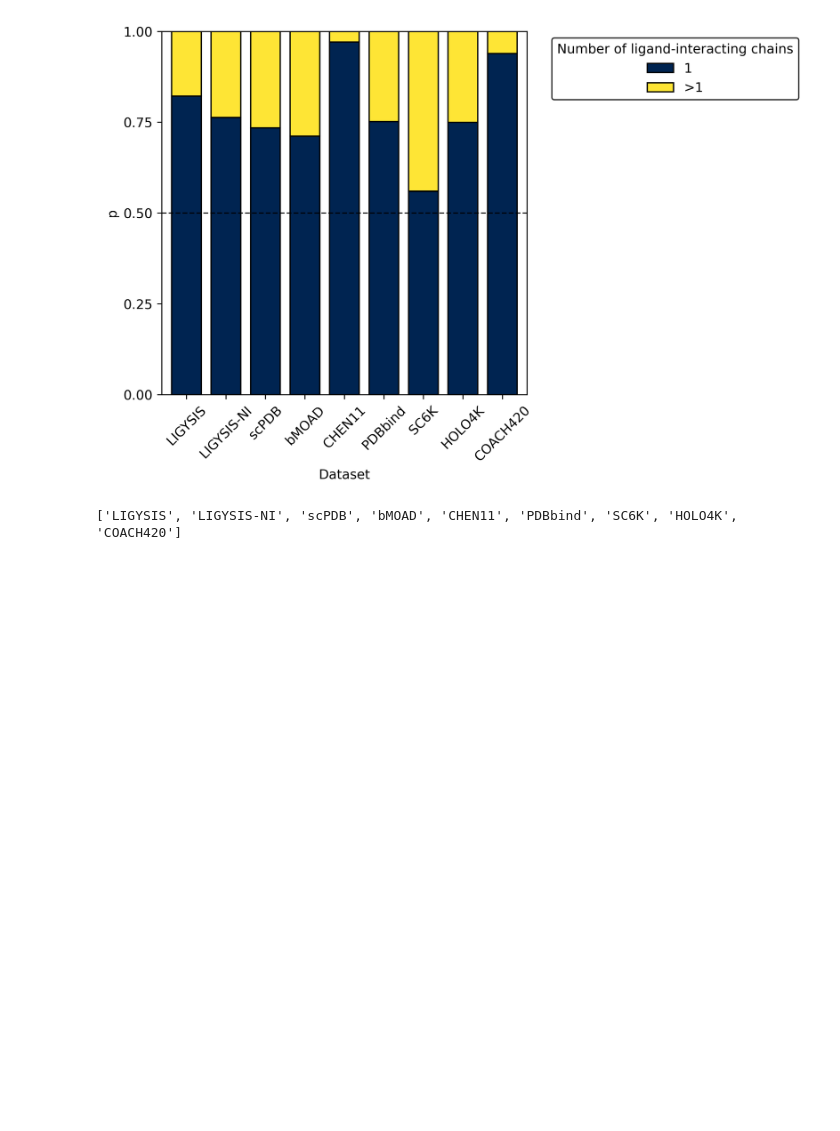
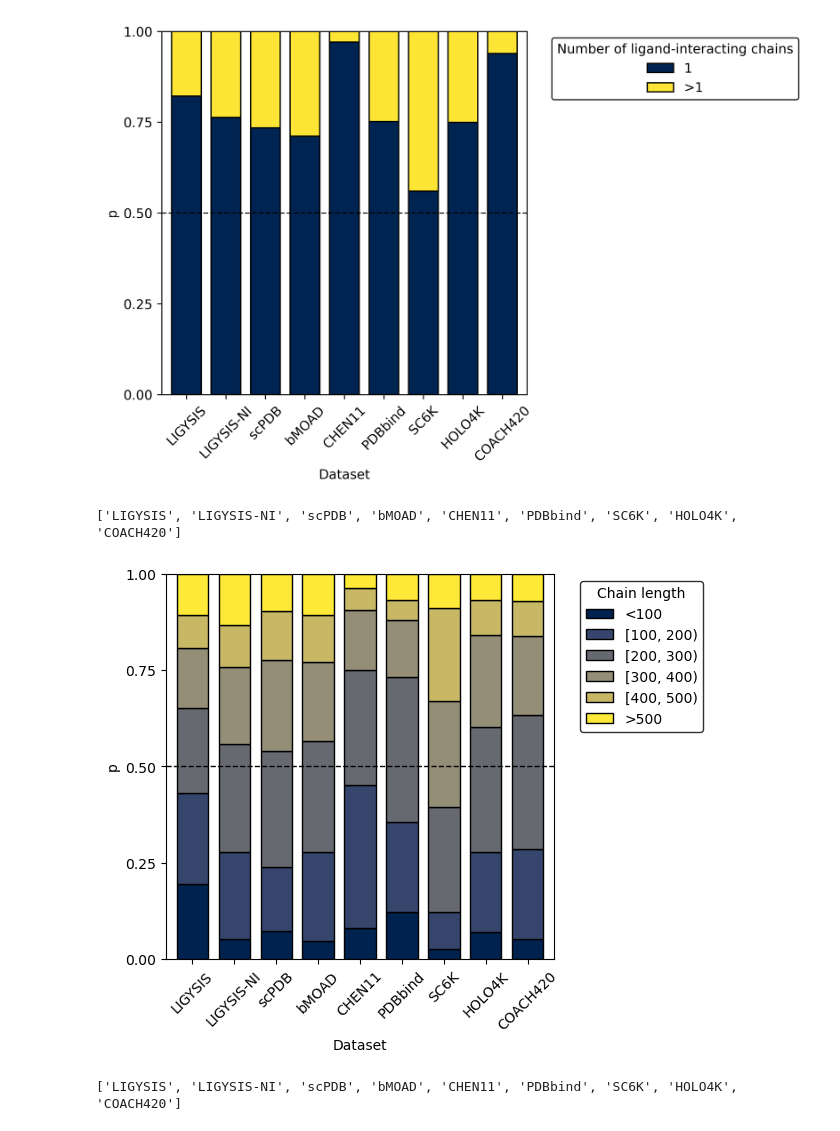
Before and after one commit to bartongroup/LBS-comparison, a Jupyter notebook: ANALYSIS/1_DATASET_comparison.ipynb, the cells around one changed output. Drawn from its saved outputs; the diff is of its cells as text; code cells hidden in the pictures; blank space fills up the shorter version.

```diff
--- a/ANALYSIS/1_DATASET_comparison.ipynb
+++ b/ANALYSIS/1_DATASET_comparison.ipynb
@@ -882,6 +1068,19 @@ d = plot_discretised_distribution(n_chains_per_lig_df, 'value', bins, labels, my
 # %% [output]
 ['LIGYSIS', 'LIGYSIS-NI', 'scPDB', 'bMOAD', 'CHEN11', 'PDBbind', 'SC6K', 'HOLO4K', 'COACH420']
 [figure]
+# %%
+# Convert dictionary to DataFrame
+chain_lens_df = convert_dict_to_df(master_chain_lens_dict)
+
+# Call the plotting function with custom parameters
+bins = [0, 100, 200, 300, 400, 500, float('inf')]
+labels = ['<100', '[100, 200)', '[200, 300)', '[300, 400)', '[400, 500)', '>500']
+a = plot_discretised_distribution(chain_lens_df, 'value', bins, labels, my_order, palette = get_color_range(len(labels), cmap), leg_title = "Chain length", FSIZE = (5,5), DPI = 100,
+                                  #out = "./figs/DATASET_COMP_chain_lens.png"
+                                 )
+# %% [output]
+['LIGYSIS', 'LIGYSIS-NI', 'scPDB', 'bMOAD', 'CHEN11', 'PDBbind', 'SC6K', 'HOLO4K', 'COACH420']
+[figure, added]
 # %%
 # Convert dictionary to DataFrame
 chain_lens_df = convert_dict_to_df(master_chain_lens_dict)
```
Also changed, not shown: parts of 38 cells of this notebook, 2 other files.
